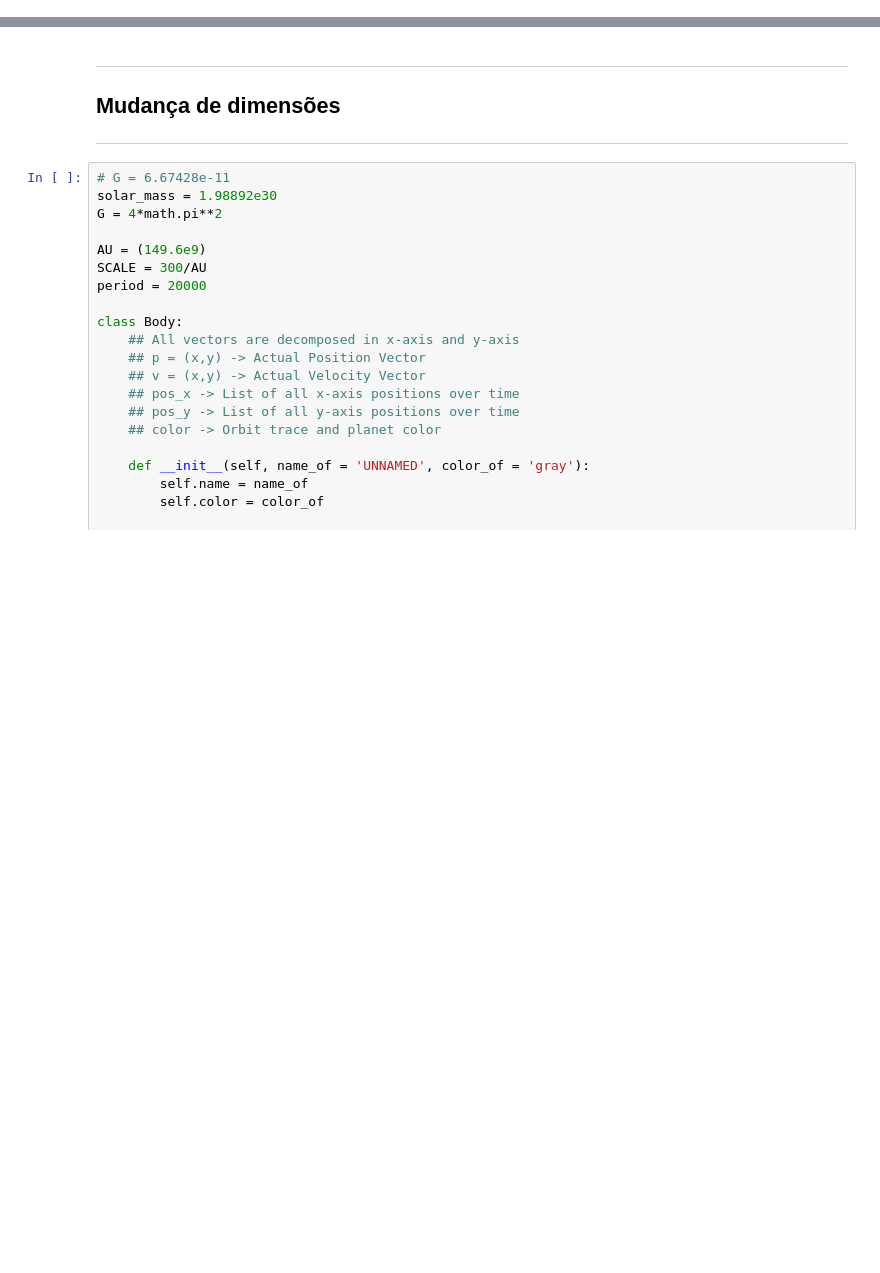
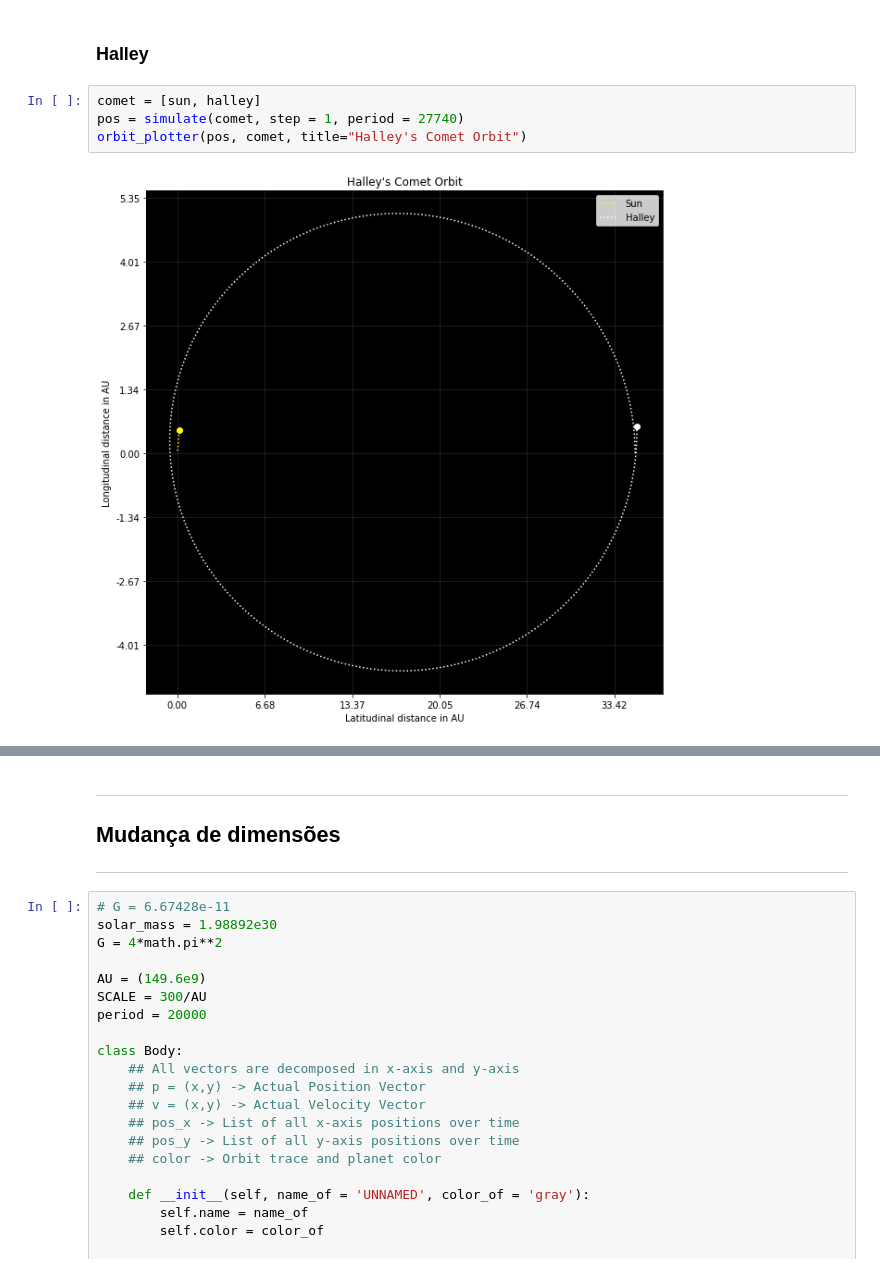
Before and after one commit to gil-miranda/university-courses, a Jupyter notebook: analise-numerica-edo-2019-1/project/testes/All bodies - Euler.ipynb, the cells around one changed output, grey strips where cells are left out. Saved outputs shown, nothing was run; the diff lists cells and outputs as text; blank space fills up the shorter version.

```diff
--- a/analise-numerica-edo-2019-1/project/testes/All bodies - Euler.ipynb
+++ b/analise-numerica-edo-2019-1/project/testes/All bodies - Euler.ipynb
@@ -181,0 +188,8 @@ if __name__ == '__main__':
+# %% [markdown]
+### Halley
+# %%
+comet = [sun, halley]
+pos = simulate(comet, step = 1, period = 27740)
+orbit_plotter(pos, comet, title="Halley's Comet Orbit")
+# %% [output]
+[figure, added]
```
Also changed, not shown: parts of 26 cells of this notebook, 1 other file.
